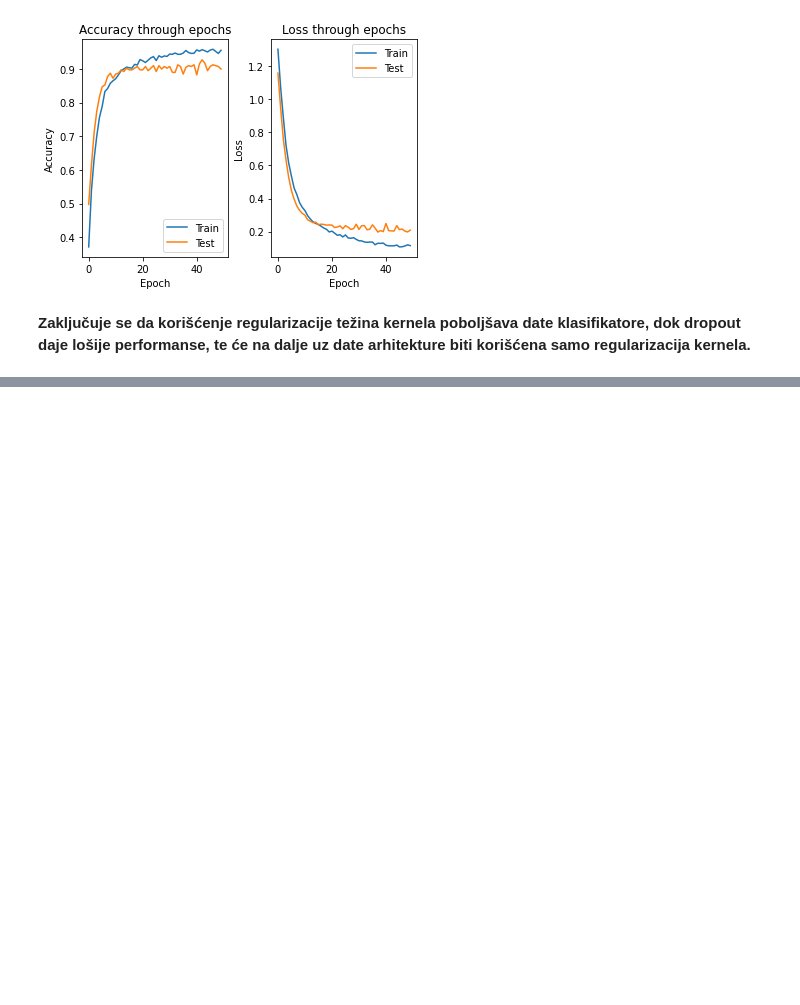
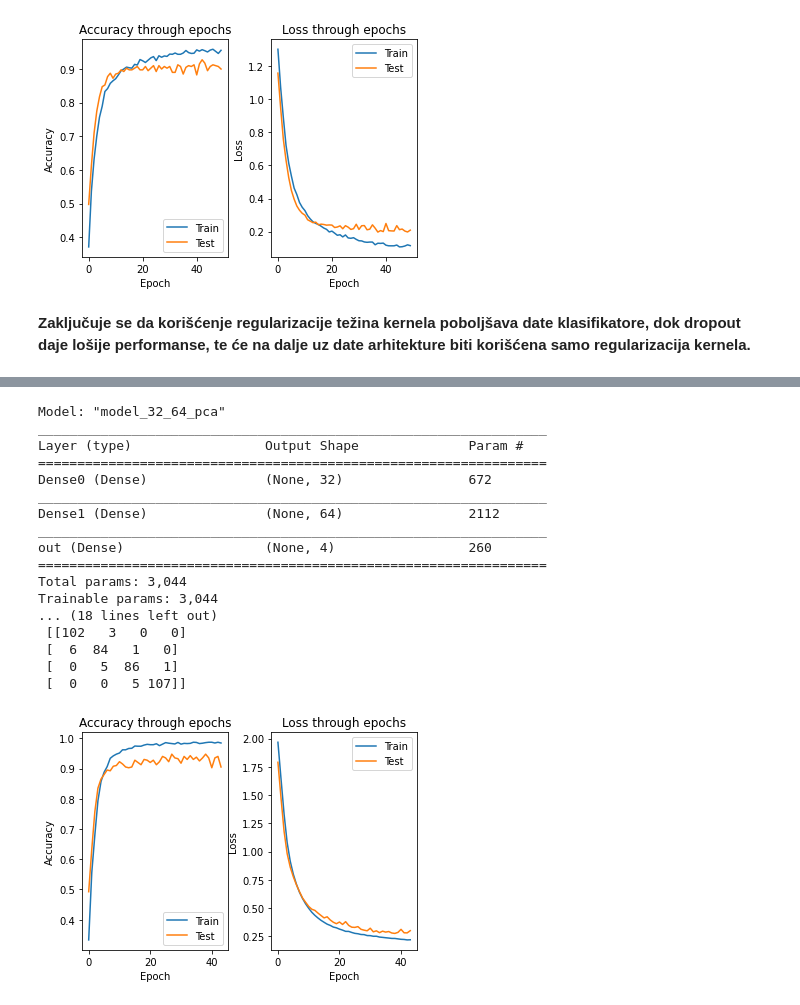
Before and after one commit to LastChanceKatze/ml_mobile_price_ann, a Jupyter notebook: mobile_price_ann.ipynb, the cells around one changed output, grey strips where cells are left out. Drawn from its saved outputs; the diff is of its cells as text; code cells hidden in the pictures; blank space fills up the shorter version.

```diff
--- a/mobile_price_ann.ipynb
+++ b/mobile_price_ann.ipynb
@@ -774,0 +882,23 @@ _________________________________________________________________
+# %%
+model_32_64_pca = run_clf("adam", [32, 64],
+                      x_train_pca_s, y_train, x_test_pca_s, y_test,
+                      50, 32, "model_32_64_pca", callbacks=es, reg=0.01)
+# %% [output]
+Model: "model_32_64_pca"
+_________________________________________________________________
+Layer (type)                 Output Shape              Param #
+=================================================================
+Dense0 (Dense)               (None, 32)                672
+_________________________________________________________________
+Dense1 (Dense)               (None, 64)                2112
+_________________________________________________________________
+out (Dense)                  (None, 4)                 260
+=================================================================
+Total params: 3,044
+Trainable params: 3,044
+... (18 lines left out)
+ [[102   3   0   0]
+ [  6  84   1   0]
+ [  0   5  86   1]
+ [  0   0   5 107]]
+[figure, added]
```
Also changed, not shown: parts of 42 cells of this notebook.
